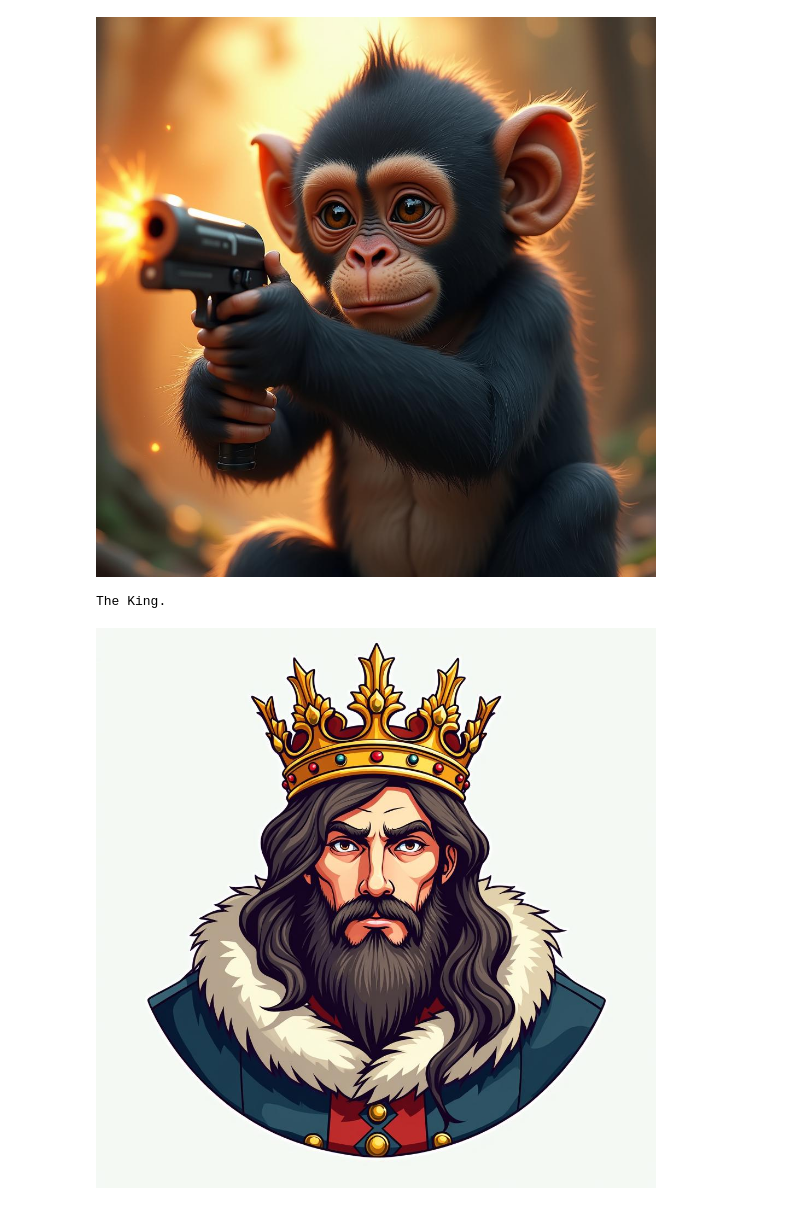
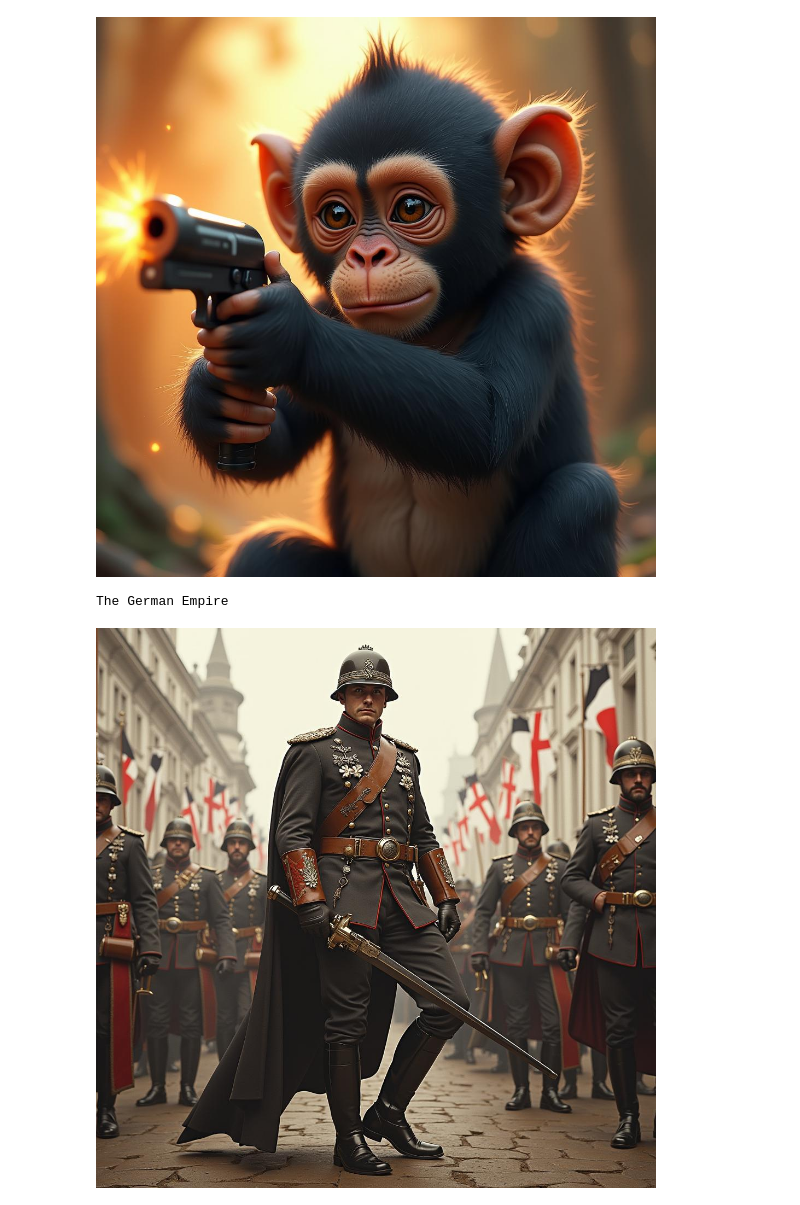
Before and after one commit to kimkinghyeon/18_DEEP_LEARNING, a Jupyter notebook: 02_huggingface/03_inference_api.ipynb, the cells around one changed output. Drawn from its saved outputs; the diff is of its cells as text; code cells hidden in the pictures.

```diff
--- a/02_huggingface/03_inference_api.ipynb
+++ b/02_huggingface/03_inference_api.ipynb
@@ -81,33 +81,33 @@ translator = pipeline(
     device=-1,  # CPU에서 실행
     src_lang='kor_Hang',
     tgt_lang='eng_Latn',
     max_length=512
 )
 
 # 번역할 텍스트
-text = '대왕'
+text = '독일제국'
 
 # 번역 수행
 output = translator(text, max_length=512)
 translated_text = output[0]['translation_text']
 print(translated_text)
 
 # Hugging Face API를 통한 이미지 생성
 API_URL = "https://api-inference.huggingface.co/models/black-forest-labs/FLUX.1-dev"
 headers = {"Authorization": f"Bearer {token}"}
 
 def query(payload):
     response = requests.post(API_URL, headers=headers, json=payload)
     return response.content
 
 image_bytes = query({
     "inputs": translated_text,
 })
 
 # 이미지 표시
 image = Image.open(io.BytesIO(image_bytes))
 
 image
 # %% [output]
-The King.
+The German Empire
-[figure, old version]
+[figure, new version]
```
Also changed, not shown: 2 other files.
